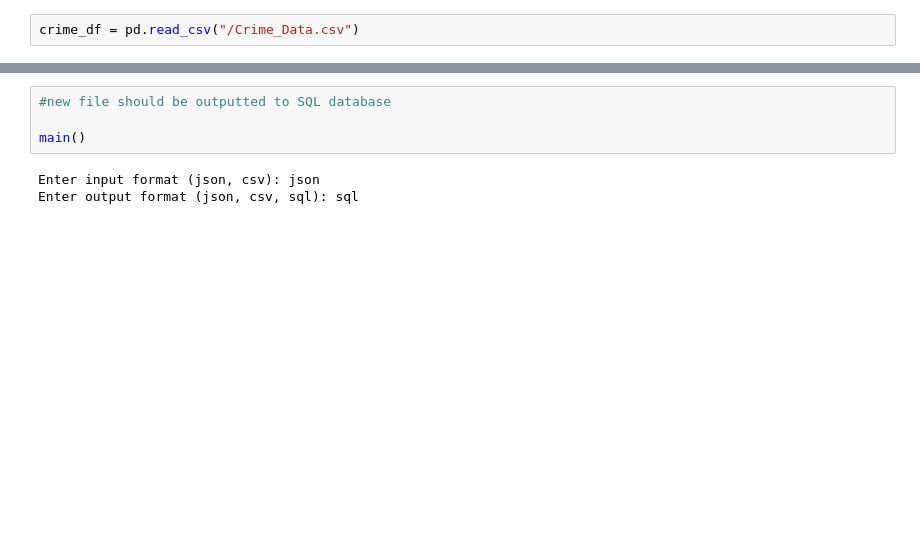
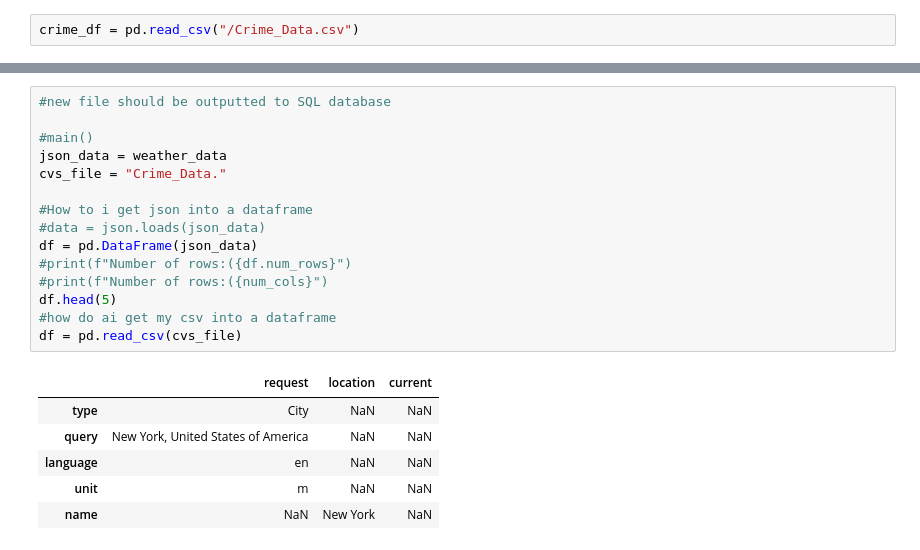
Before and after one commit to ToriStoner/ToriStoner, a Jupyter notebook: Project_2.ipynb, the cells around one changed output, grey strips where cells are left out. Drawn from its saved outputs; the diff is of its cells as text; blank space fills up the shorter version.

```diff
--- a/Project_2.ipynb
+++ b/Project_2.ipynb
@@ -101,7 +100,22 @@ def main():
-# %%
-#new file should be outputted to SQL database
-
-main()
-# %% [output]
-Enter input format (json, csv): json
-Enter output format (json, csv, sql): sql
+# %%
+#new file should be outputted to SQL database
+
+#main()
+json_data = weather_data
+cvs_file = "Crime_Data."
+
+#How to i get json into a dataframe
+#data = json.loads(json_data)
+df = pd.DataFrame(json_data)
+#print(f"Number of rows:({df.num_rows}")
+#print(f"Number of rows:({num_cols}")
+df.head(5)
+#how do ai get my csv into a dataframe
+df = pd.read_csv(cvs_file)
+# %% [output]
+|  | request | location | current |
+| type | City | NaN | NaN |
+| query | New York, United States of America | NaN | NaN |
+| language | en | NaN | NaN |
+| unit | m | NaN | NaN |
+| name | NaN | New York | NaN |
```
Also changed, not shown: parts of 4 cells of this notebook.
